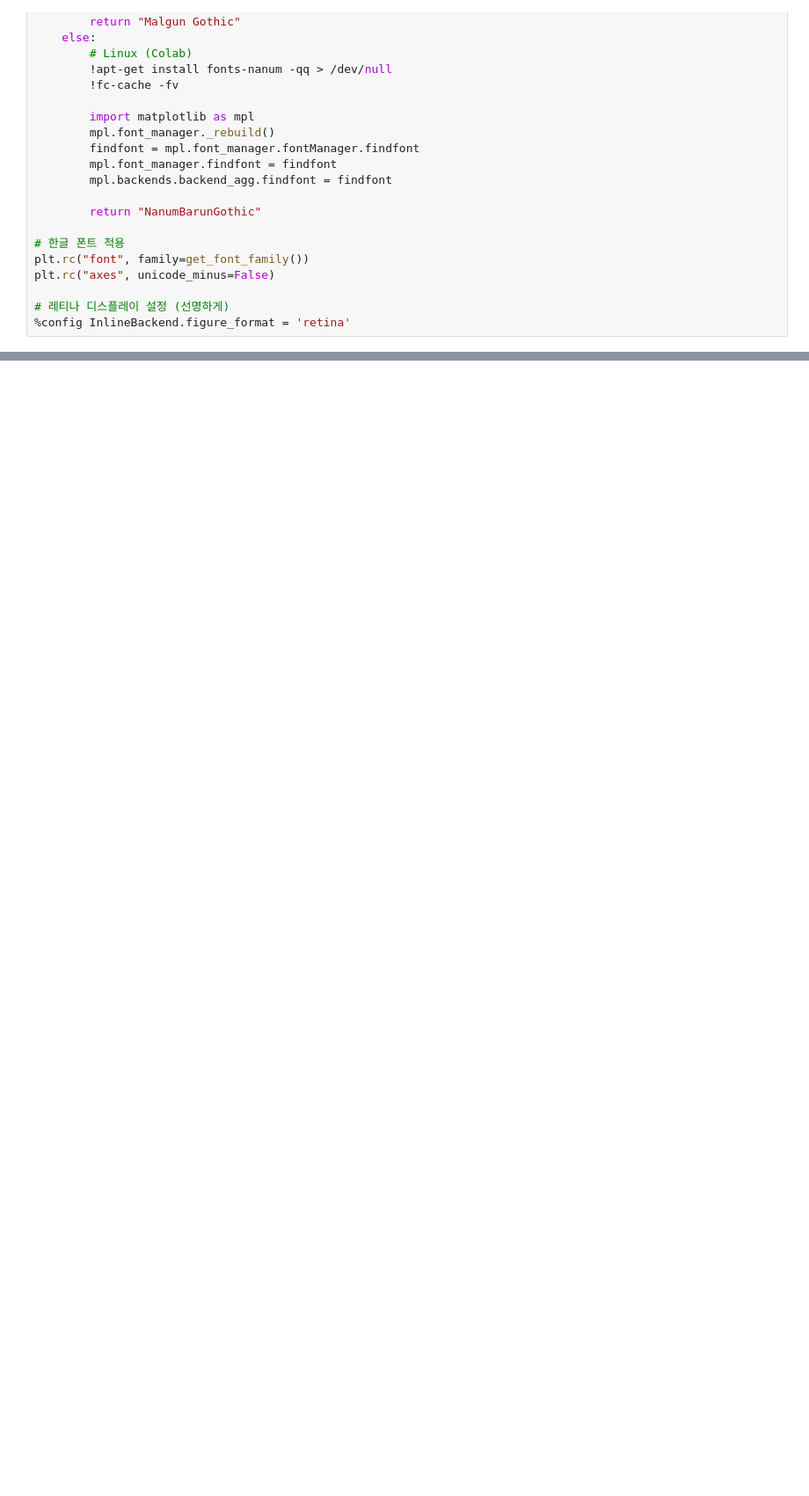
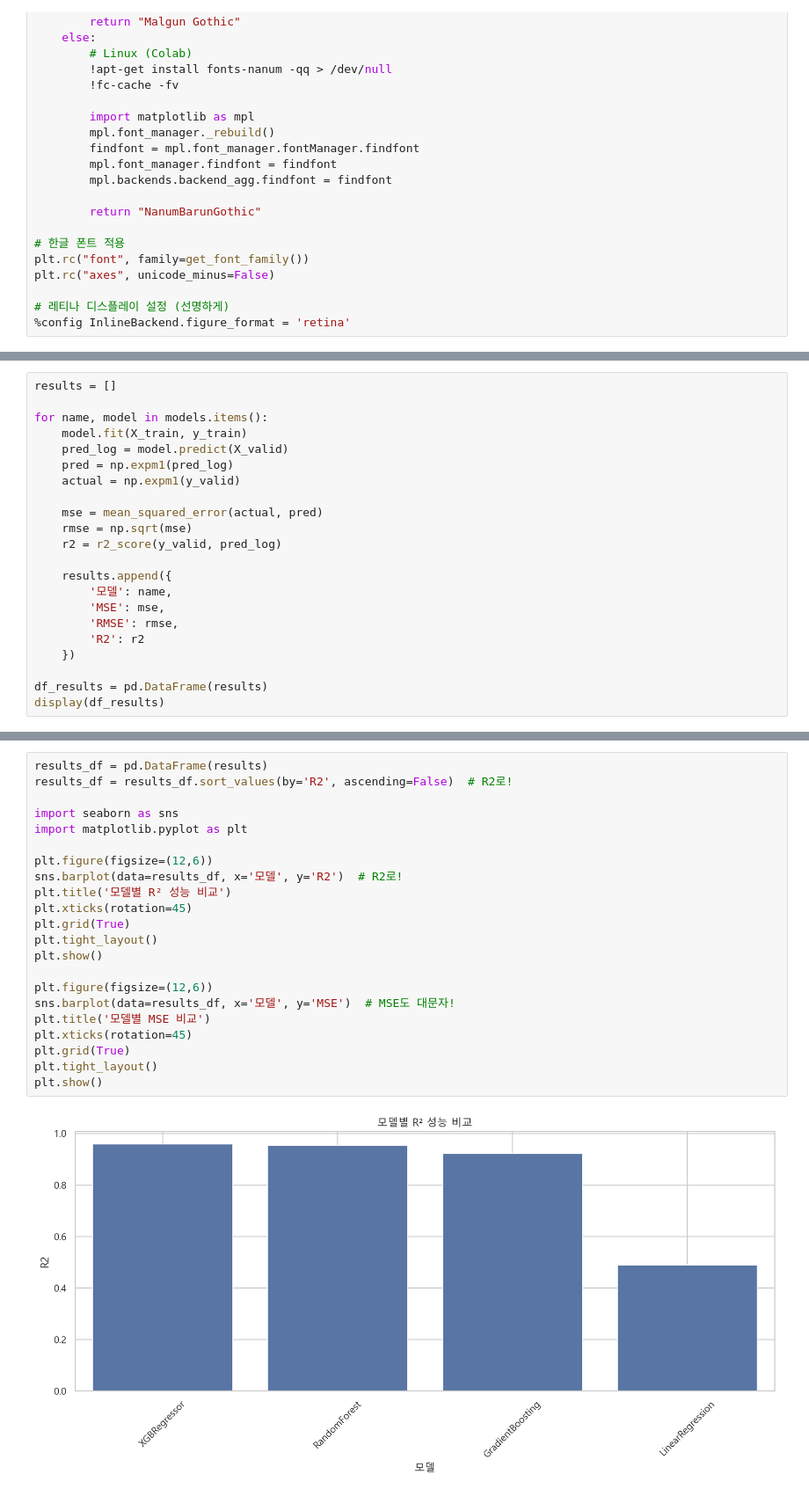
Before and after one commit to jihuikim45/hipython_rep, a Jupyter notebook: 대여량예측모델/bike대여량예측모델.ipynb, the cells around one changed output, grey strips where cells are left out. Shown at 88% size. Drawn from its saved outputs; the diff is of its cells as text; blank space fills up the shorter version.

```diff
--- a/대여량예측모델/bike대여량예측모델.ipynb
+++ b/대여량예측모델/bike대여량예측모델.ipynb
@@ -249,0 +124,22 @@ d
+# %%
+results = []
+
+for name, model in models.items():
+    model.fit(X_train, y_train)
+    pred_log = model.predict(X_valid)
+    pred = np.expm1(pred_log)
+    actual = np.expm1(y_valid)
+
+    mse = mean_squared_error(actual, pred)
+    rmse = np.sqrt(mse)
+    r2 = r2_score(y_valid, pred_log)
+
+    results.append({
+        '모델': name,
+        'MSE': mse,
+        'RMSE': rmse,
+        'R2': r2
+    })
+
+df_results = pd.DataFrame(results)
+display(df_results)
@@ -249,0 +154,24 @@ d
+# %%
+results_df = pd.DataFrame(results)
+results_df = results_df.sort_values(by='R2', ascending=False)  # R2로!
+
+import seaborn as sns
+import matplotlib.pyplot as plt
+
+plt.figure(figsize=(12,6))
+sns.barplot(data=results_df, x='모델', y='R2')  # R2로!
+plt.title('모델별 R² 성능 비교')
+plt.xticks(rotation=45)
+plt.grid(True)
+plt.tight_layout()
+plt.show()
+
+plt.figure(figsize=(12,6))
+sns.barplot(data=results_df, x='모델', y='MSE')  # MSE도 대문자!
+plt.title('모델별 MSE 비교')
+plt.xticks(rotation=45)
+plt.grid(True)
+plt.tight_layout()
+plt.show()
+# %% [output]
+[figure, added]
```
Also changed, not shown: parts of 39 cells of this notebook, 5 other files.
